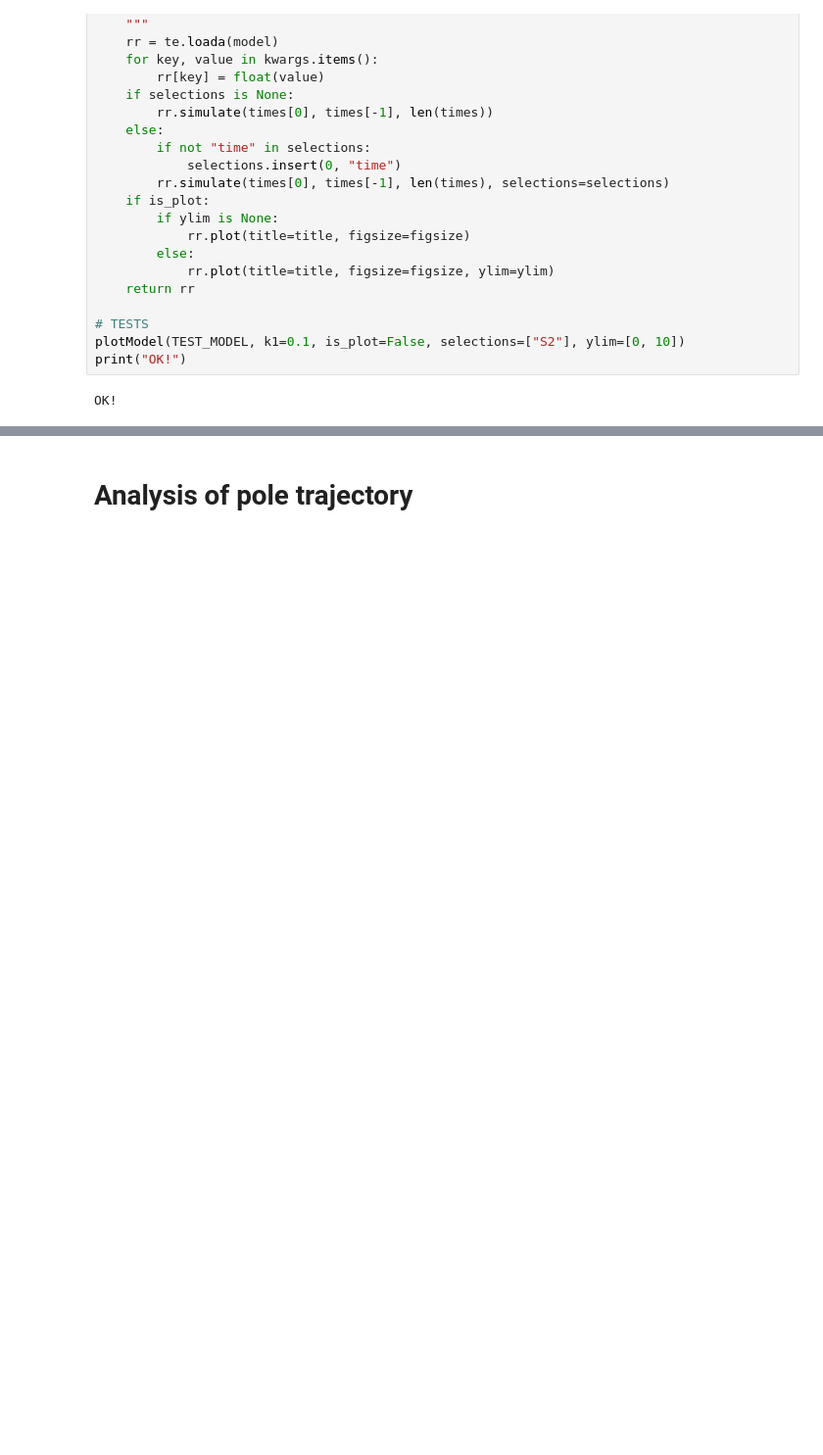
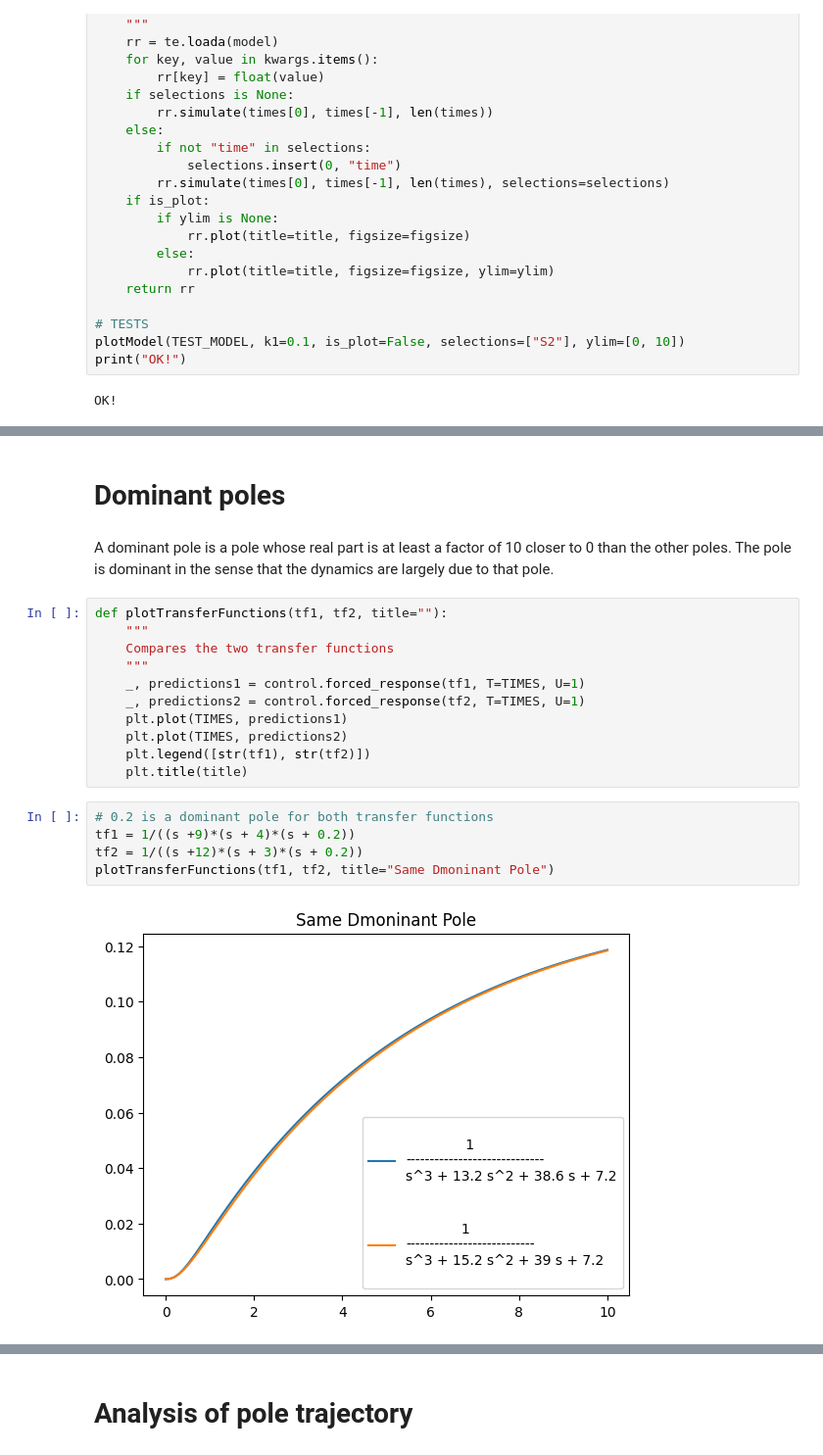
Before and after one commit to joseph-hellerstein/advanced-controls-lectures, a Jupyter notebook: lectures/lecture_14-Analysis-and-Design-of-Closed-Loop-Systems/root_locus_analysis.ipynb, the cells around one changed output, grey strips where cells are left out. Shown: that part at 98% size. Drawn from its saved outputs; the diff is of its cells as text; blank space fills up the shorter version.

```diff
--- a/lectures/lecture_14-Analysis-and-Design-of-Closed-Loop-Systems/root_locus_analysis.ipynb
+++ b/lectures/lecture_14-Analysis-and-Design-of-Closed-Loop-Systems/root_locus_analysis.ipynb
@@ -210,3 +194,25 @@ plotPoles(TEST_MODEL, kPs=[0.01, 0.1, 10, 100], is_plot=False)
 print("OK!")
 # %% [output]
 OK!
+# %% [markdown]
+# Dominant poles
+# %% [markdown]
+A dominant pole is a pole whose real part is at least a factor of 10 closer to 0 than the other poles. The pole is dominant in the sense that the dynamics are largely due to that pole.
+# %%
+def plotTransferFunctions(tf1, tf2, title=""):
+    """
+    Compares the two transfer functions
+    """
+    _, predictions1 = control.forced_response(tf1, T=TIMES, U=1)
+    _, predictions2 = control.forced_response(tf2, T=TIMES, U=1)
+    plt.plot(TIMES, predictions1)
+    plt.plot(TIMES, predictions2)
+    plt.legend([str(tf1), str(tf2)])
+    plt.title(title)
+# %%
+# 0.2 is a dominant pole for both transfer functions
+tf1 = 1/((s +9)*(s + 4)*(s + 0.2))
+tf2 = 1/((s +12)*(s + 3)*(s + 0.2))
+plotTransferFunctions(tf1, tf2, title="Same Dmoninant Pole")
+# %% [output]
+[figure, added]
```
Also changed, not shown: parts of 20 cells of this notebook, 3 other files.
